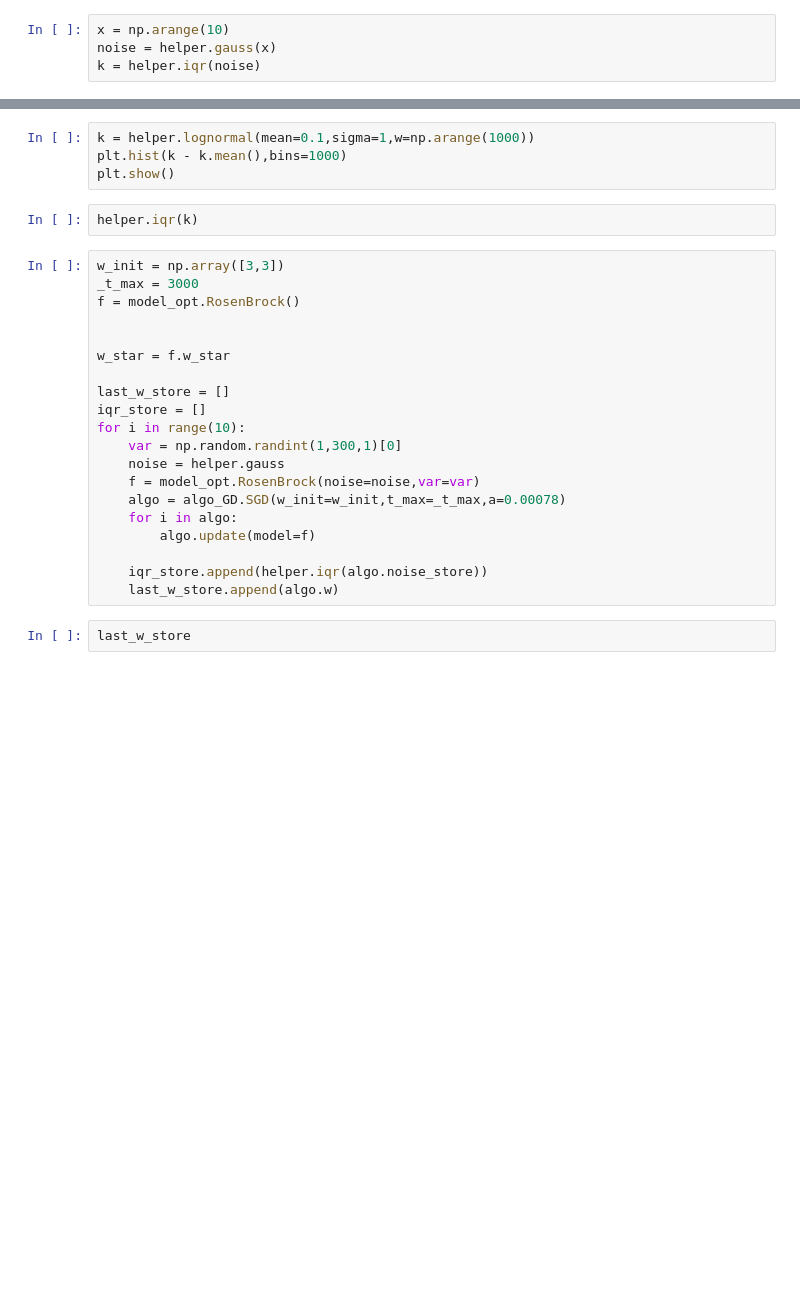
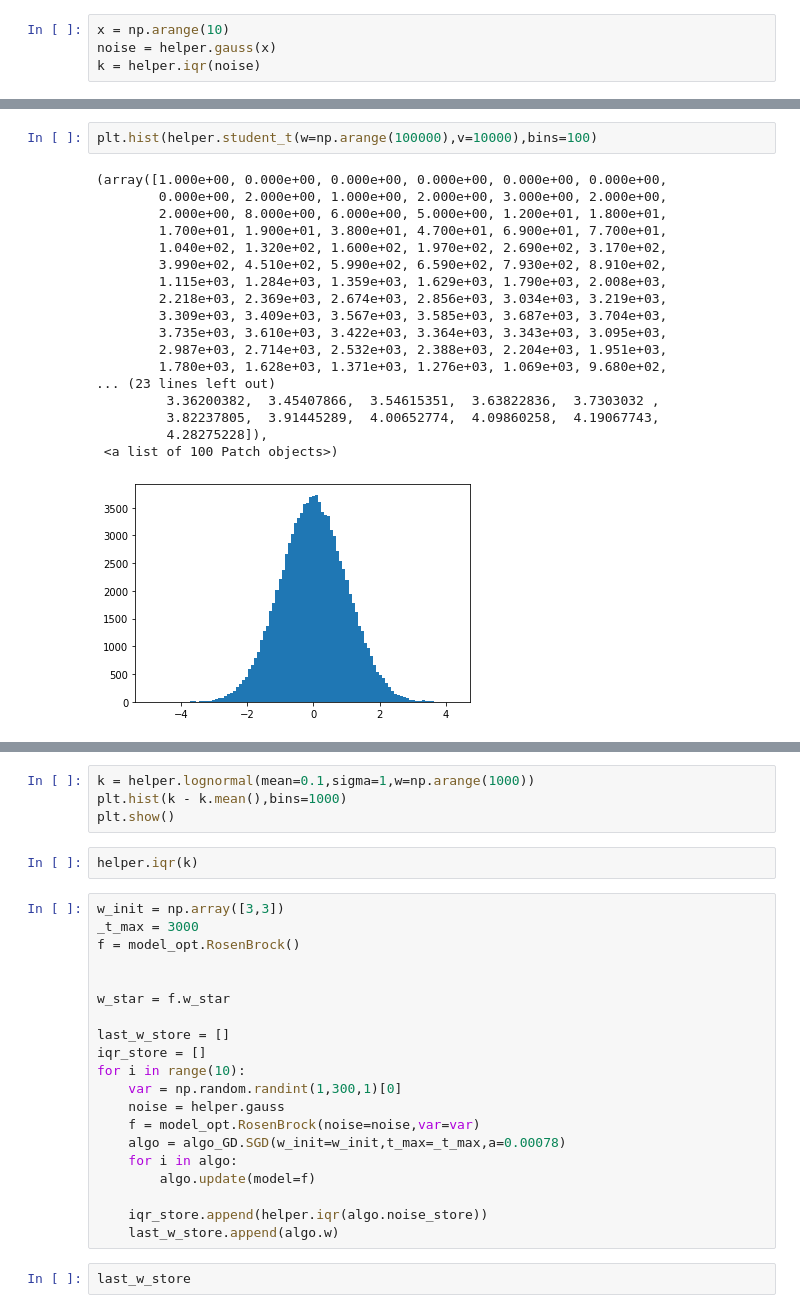
Before and after one commit to NaokiNakamichi/ML, a Jupyter notebook: GD/noise.ipynb, the cells around one changed output, grey strips where cells are left out. Saved outputs shown, nothing was run; the diff lists cells and outputs as text; blank space fills up the shorter version.

```diff
--- a/GD/noise.ipynb
+++ b/GD/noise.ipynb
@@ -46,3 +73,24 @@ plt.hist(helper.lognormal(mean=0,sigma=1,w=np.arange(1000)),bins=100)
+# %%
+plt.hist(helper.student_t(w=np.arange(100000),v=10000),bins=100)
+# %% [output]
+(array([1.000e+00, 0.000e+00, 0.000e+00, 0.000e+00, 0.000e+00, 0.000e+00,
+        0.000e+00, 2.000e+00, 1.000e+00, 2.000e+00, 3.000e+00, 2.000e+00,
+        2.000e+00, 8.000e+00, 6.000e+00, 5.000e+00, 1.200e+01, 1.800e+01,
+        1.700e+01, 1.900e+01, 3.800e+01, 4.700e+01, 6.900e+01, 7.700e+01,
+        1.040e+02, 1.320e+02, 1.600e+02, 1.970e+02, 2.690e+02, 3.170e+02,
+        3.990e+02, 4.510e+02, 5.990e+02, 6.590e+02, 7.930e+02, 8.910e+02,
+        1.115e+03, 1.284e+03, 1.359e+03, 1.629e+03, 1.790e+03, 2.008e+03,
+        2.218e+03, 2.369e+03, 2.674e+03, 2.856e+03, 3.034e+03, 3.219e+03,
+        3.309e+03, 3.409e+03, 3.567e+03, 3.585e+03, 3.687e+03, 3.704e+03,
+        3.735e+03, 3.610e+03, 3.422e+03, 3.364e+03, 3.343e+03, 3.095e+03,
+        2.987e+03, 2.714e+03, 2.532e+03, 2.388e+03, 2.204e+03, 1.951e+03,
+        1.780e+03, 1.628e+03, 1.371e+03, 1.276e+03, 1.069e+03, 9.680e+02,
+... (23 lines left out)
+         3.36200382,  3.45407866,  3.54615351,  3.63822836,  3.7303032 ,
+         3.82237805,  3.91445289,  4.00652774,  4.09860258,  4.19067743,
+         4.28275228]),
+ <a list of 100 Patch objects>)
+[figure, added]
 # %%
 k = helper.lognormal(mean=0,sigma=1,w=np.arange(1000))
 plt.hist(k - k.mean(),bins=1000)
```
Also changed, not shown: parts of 10 cells of this notebook, 6 other files.
